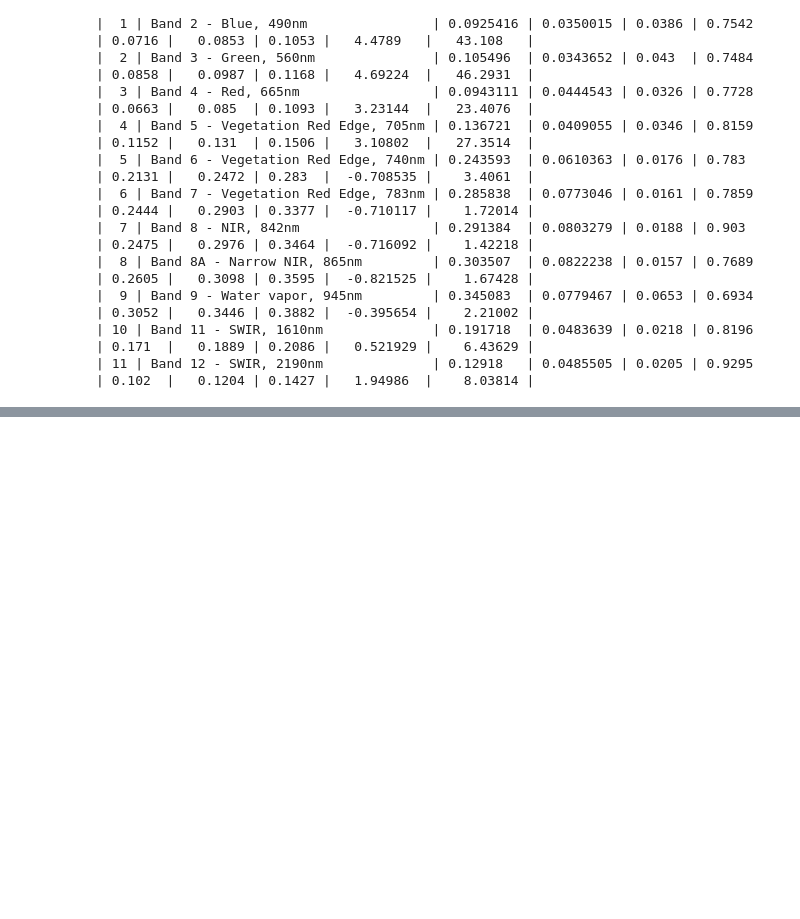
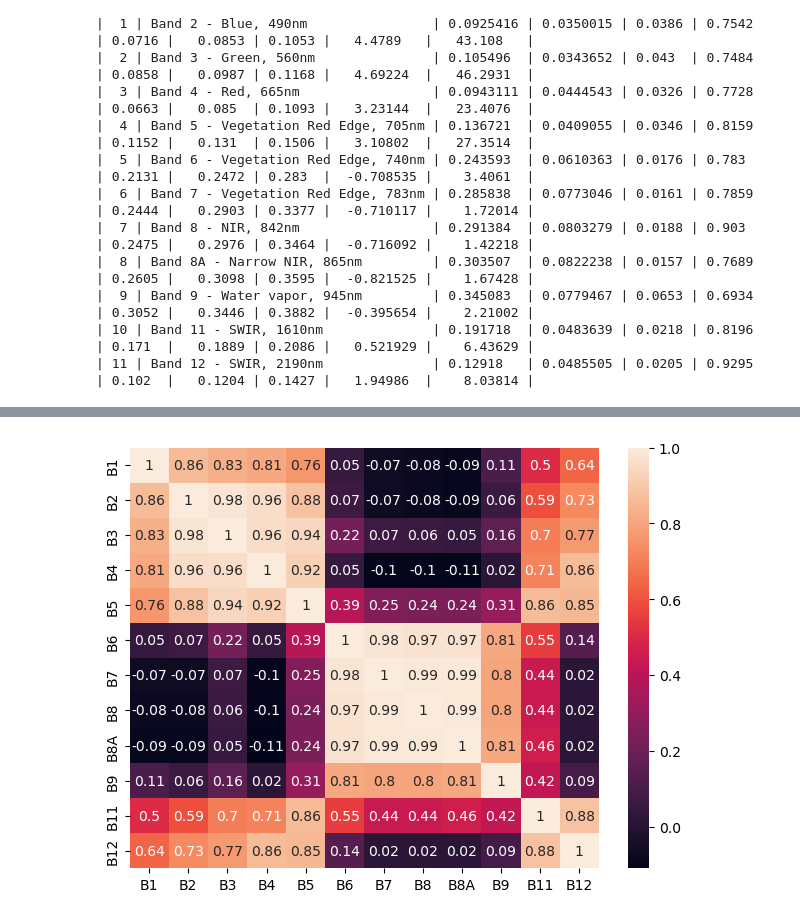
Before and after one commit to kristenvinh/IMGS.689_Kristen_Vinh, a Jupyter notebook: eda/EDA.ipynb, the cells around one changed output, grey strips where cells are left out. Saved outputs shown, nothing was run; the diff lists cells and outputs as text; code cells hidden in the pictures; blank space fills up the shorter version.

```diff
--- a/eda/EDA.ipynb
+++ b/eda/EDA.ipynb
@@ -192,12 +236,19 @@ corr_matrix = correlation_plot(args)
 # %%
-def correlation_matrix(data, band_short_names):
+def correlation_matrix(data, labels):
+        #Get number of bands to know how many times to loop
         num_bands = data.shape[2]
         df = pd.DataFrame()
+        #Create a Pandas Dataframe with each column being the reflectance values for each band so that corr() can be used.
         for i in range(num_bands):
                 band = data[:,:,i]
-                df[band_short_names[i]] = band.flatten()
+                df[labels[i]] = band.flatten()
+        #Don't need to exclude NaN values here, corr() does it automatically.
         correlation_mat = df.corr()
-        sns.heatmap(correlation_mat, annot = True)
+        #Use Seaborn Library to generate heatmap, round values to 2 decimal places for readability
+        sns.heatmap(round(correlation_mat,2), annot = True)
+        plt.tight_layout()
         plt.show()
 # %%
-#corr_matrix = correlation_matrix(data, band_short_names)
+corr_matrix = correlation_matrix(data, band_short_names)
+# %% [output]
+[figure, added]
```
Also changed, not shown: parts of 34 cells of this notebook.
